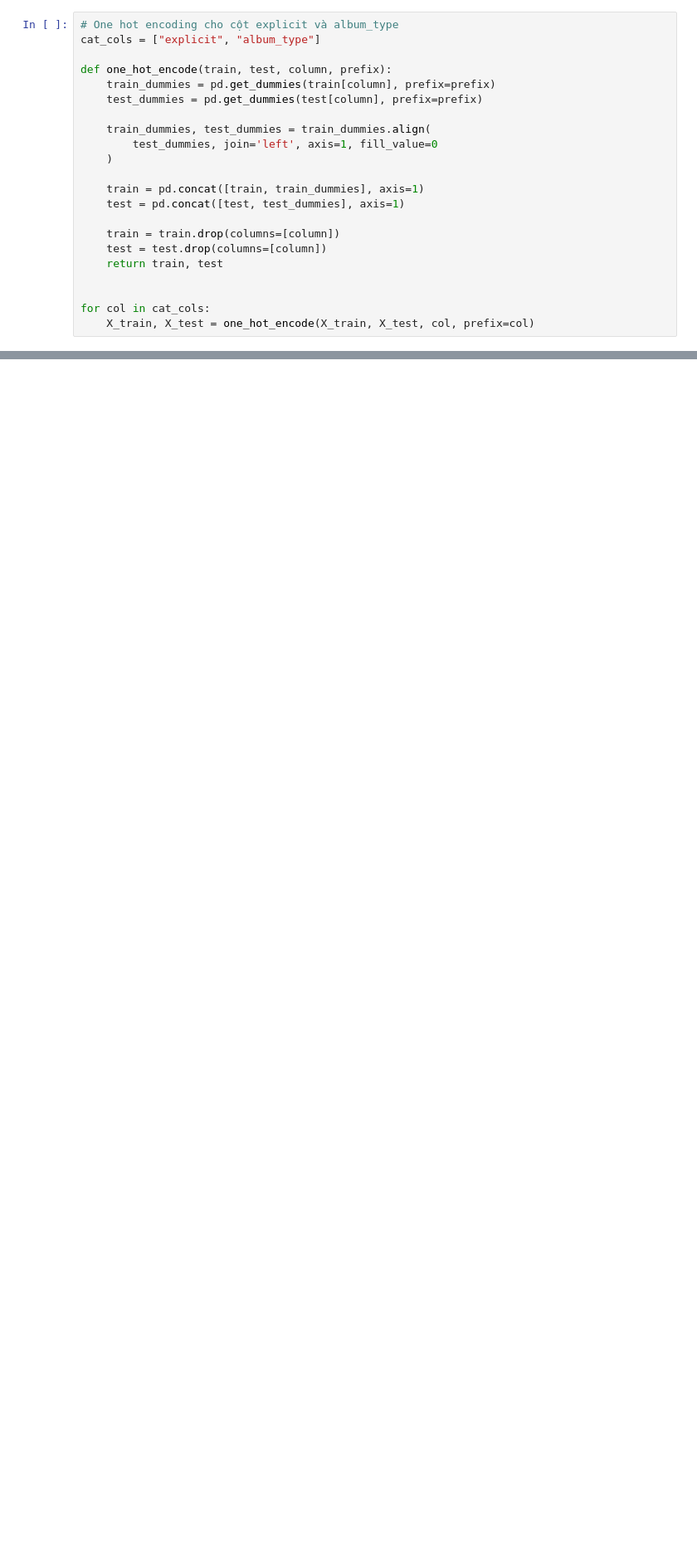
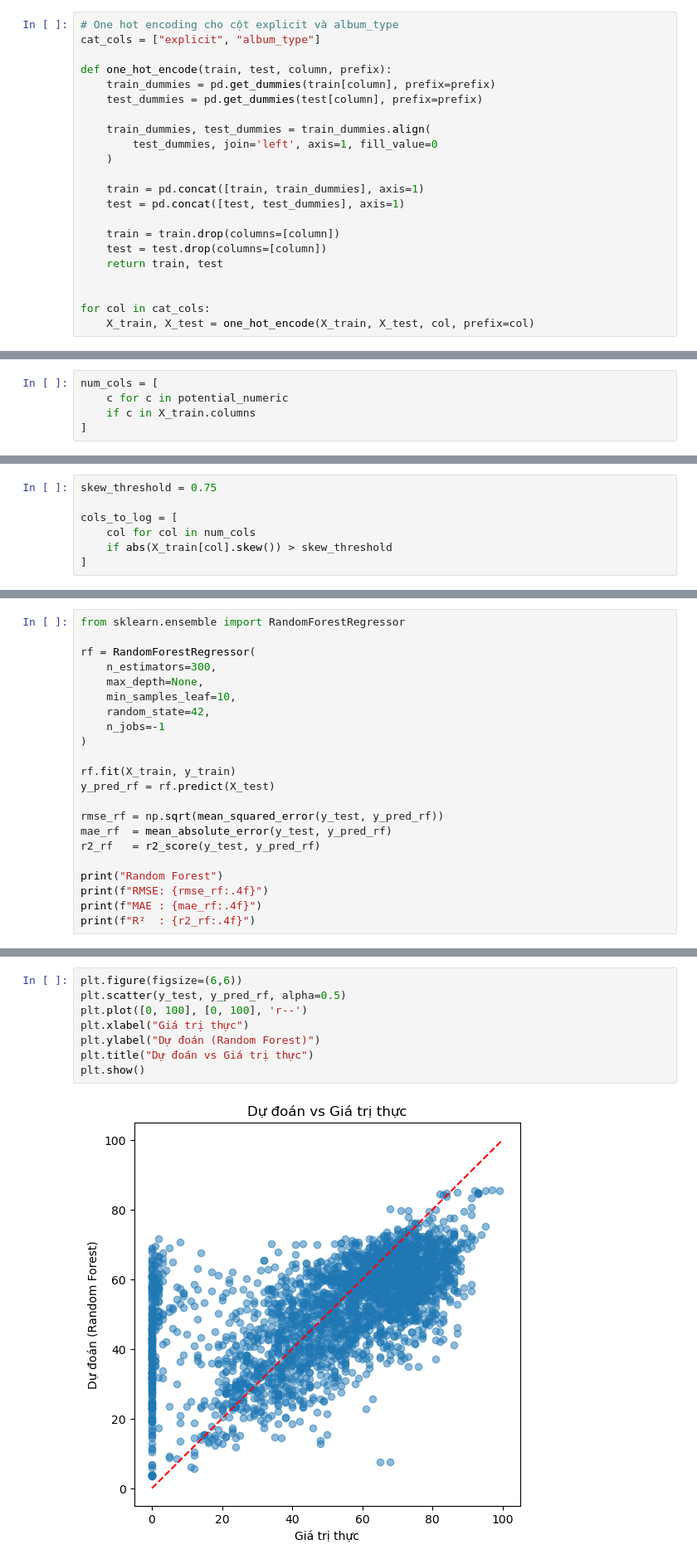
Before and after one commit to thangnguyennbk-sys/Spotify_project, a Jupyter notebook: Spotify_project.ipynb, the cells around one changed output, grey strips where cells are left out. Shown at 83% size. Saved outputs shown, nothing was run; the diff lists cells and outputs as text; blank space fills up the shorter version.

```diff
--- a/Spotify_project.ipynb
+++ b/Spotify_project.ipynb
@@ -1341,0 +1411,5 @@ Các cột số tìm thấy để xử lý (6 cột): ['track_number', 'artist_p
+# %%
+num_cols = [
+    c for c in potential_numeric
+    if c in X_train.columns
+]
@@ -1341,0 +1422,7 @@ Các cột số tìm thấy để xử lý (6 cột): ['track_number', 'artist_p
+# %%
+skew_threshold = 0.75
+
+cols_to_log = [
+    col for col in num_cols
+    if abs(X_train[col].skew()) > skew_threshold
+]
@@ -1448,0 +1517,22 @@ R²: 0.349845497366428
+# %%
+from sklearn.ensemble import RandomForestRegressor
+
+rf = RandomForestRegressor(
+    n_estimators=300,
+    max_depth=None,
+    min_samples_leaf=10,
+    random_state=42,
+    n_jobs=-1
+)
+
+rf.fit(X_train, y_train)
+y_pred_rf = rf.predict(X_test)
+
+rmse_rf = np.sqrt(mean_squared_error(y_test, y_pred_rf))
+mae_rf  = mean_absolute_error(y_test, y_pred_rf)
+r2_rf   = r2_score(y_test, y_pred_rf)
+
+print("Random Forest")
+print(f"RMSE: {rmse_rf:.4f}")
+print(f"MAE : {mae_rf:.4f}")
+print(f"R²  : {r2_rf:.4f}")
@@ -1448,0 +1546,10 @@ R²: 0.349845497366428
+# %%
+plt.figure(figsize=(6,6))
+plt.scatter(y_test, y_pred_rf, alpha=0.5)
+plt.plot([0, 100], [0, 100], 'r--')
+plt.xlabel("Giá trị thực")
+plt.ylabel("Dự đoán (Random Forest)")
+plt.title("Dự đoán vs Giá trị thực")
+plt.show()
+# %% [output]
+[figure, added]
```
Also changed, not shown: parts of 73 cells of this notebook.
